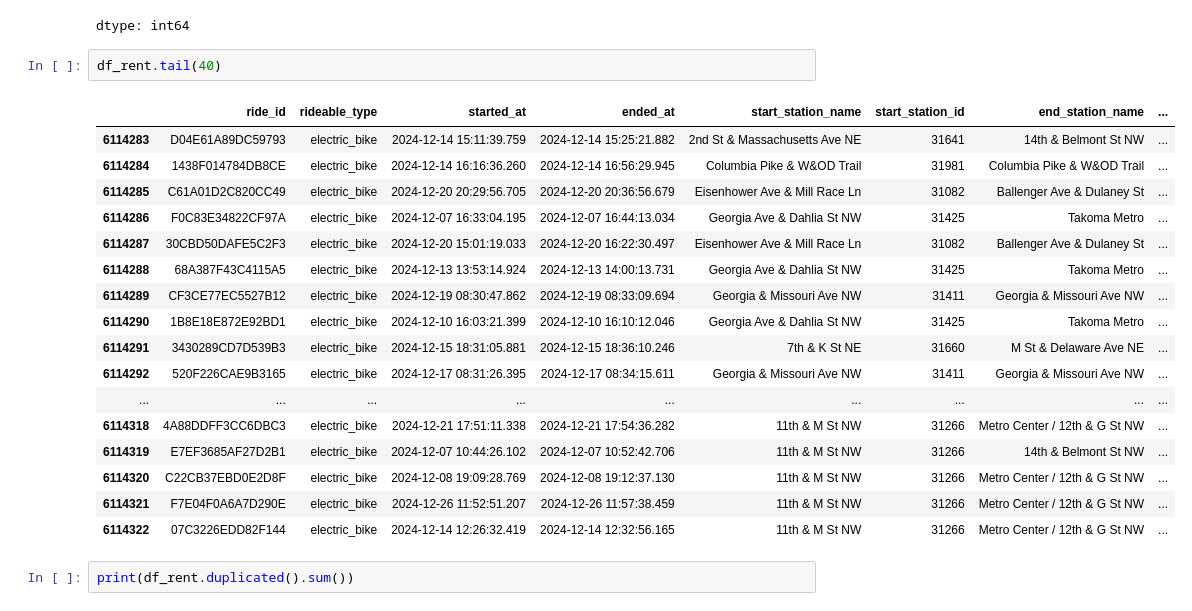
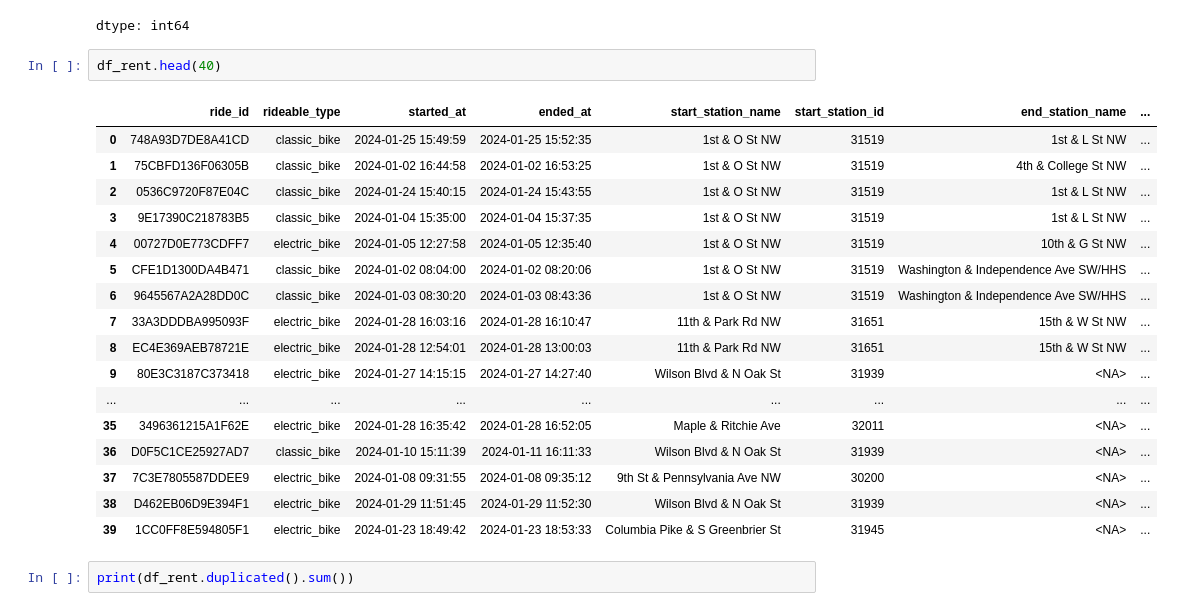
Before and after one commit to angiegh2002/capital-bike-diaries, a Jupyter notebook: Data_mining_homwork/data_homewrk.ipynb, the cells around one changed output. Drawn from its saved outputs; the diff is of its cells as text.

```diff
--- a/Data_mining_homwork/data_homewrk.ipynb
+++ b/Data_mining_homwork/data_homewrk.ipynb
@@ -97,25 +93,25 @@ df_rent.nunique()
 | member_casual | 2 |
 dtype: int64
 # %%
-df_rent.tail(40)
+df_rent.head(40)
 # %% [output]
 |  | ride_id | rideable_type | started_at | ended_at | start_station_name | start_station_id | end_station_name | ... |
-| 6114283 | D04E61A89DC59793 | electric_bike | 2024-12-14 15:11:39.759 | 2024-12-14 15:25:21.882 | 2nd St & Massachusetts Ave NE | 31641 | 14th & Belmont St NW | ... |
-| 6114284 | 1438F014784DB8CE | electric_bike | 2024-12-14 16:16:36.260 | 2024-12-14 16:56:29.945 | Columbia Pike & W&OD Trail | 31981 | Columbia Pike & W&OD Trail | ... |
-| 6114285 | C61A01D2C820CC49 | electric_bike | 2024-12-20 20:29:56.705 | 2024-12-20 20:36:56.679 | Eisenhower Ave & Mill Race Ln | 31082 | Ballenger Ave & Dulaney St | ... |
-| 6114286 | F0C83E34822CF97A | electric_bike | 2024-12-07 16:33:04.195 | 2024-12-07 16:44:13.034 | Georgia Ave & Dahlia St NW | 31425 | Takoma Metro | ... |
-| 6114287 | 30CBD50DAFE5C2F3 | electric_bike | 2024-12-20 15:01:19.033 | 2024-12-20 16:22:30.497 | Eisenhower Ave & Mill Race Ln | 31082 | Ballenger Ave & Dulaney St | ... |
-| 6114288 | 68A387F43C4115A5 | electric_bike | 2024-12-13 13:53:14.924 | 2024-12-13 14:00:13.731 | Georgia Ave & Dahlia St NW | 31425 | Takoma Metro | ... |
-| 6114289 | CF3CE77EC5527B12 | electric_bike | 2024-12-19 08:30:47.862 | 2024-12-19 08:33:09.694 | Georgia & Missouri Ave NW | 31411 | Georgia & Missouri Ave NW | ... |
-| 6114290 | 1B8E18E872E92BD1 | electric_bike | 2024-12-10 16:03:21.399 | 2024-12-10 16:10:12.046 | Georgia Ave & Dahlia St NW | 31425 | Takoma Metro | ... |
-| 6114291 | 3430289CD7D539B3 | electric_bike | 2024-12-15 18:31:05.881 | 2024-12-15 18:36:10.246 | 7th & K St NE | 31660 | M St & Delaware Ave NE | ... |
-| 6114292 | 520F226CAE9B3165 | electric_bike | 2024-12-17 08:31:26.395 | 2024-12-17 08:34:15.611 | Georgia & Missouri Ave NW | 31411 | Georgia & Missouri Ave NW | ... |
+| 0 | 748A93D7DE8A41CD | classic_bike | 2024-01-25 15:49:59 | 2024-01-25 15:52:35 | 1st & O St NW | 31519 | 1st & L St NW | ... |
+| 1 | 75CBFD136F06305B | classic_bike | 2024-01-02 16:44:58 | 2024-01-02 16:53:25 | 1st & O St NW | 31519 | 4th & College St NW | ... |
+| 2 | 0536C9720F87E04C | classic_bike | 2024-01-24 15:40:15 | 2024-01-24 15:43:55 | 1st & O St NW | 31519 | 1st & L St NW | ... |
+| 3 | 9E17390C218783B5 | classic_bike | 2024-01-04 15:35:00 | 2024-01-04 15:37:35 | 1st & O St NW | 31519 | 1st & L St NW | ... |
+| 4 | 00727D0E773CDFF7 | electric_bike | 2024-01-05 12:27:58 | 2024-01-05 12:35:40 | 1st & O St NW | 31519 | 10th & G St NW | ... |
+| 5 | CFE1D1300DA4B471 | classic_bike | 2024-01-02 08:04:00 | 2024-01-02 08:20:06 | 1st & O St NW | 31519 | Washington & Independence Ave SW/HHS | ... |
+| 6 | 9645567A2A28DD0C | classic_bike | 2024-01-03 08:30:20 | 2024-01-03 08:43:36 | 1st & O St NW | 31519 | Washington & Independence Ave SW/HHS | ... |
+| 7 | 33A3DDDBA995093F | electric_bike | 2024-01-28 16:03:16 | 2024-01-28 16:10:47 | 11th & Park Rd NW | 31651 | 15th & W St NW | ... |
+| 8 | EC4E369AEB78721E | electric_bike | 2024-01-28 12:54:01 | 2024-01-28 13:00:03 | 11th & Park Rd NW | 31651 | 15th & W St NW | ... |
+| 9 | 80E3C3187C373418 | electric_bike | 2024-01-27 14:15:15 | 2024-01-27 14:27:40 | Wilson Blvd & N Oak St | 31939 | <NA> | ... |
 | ... | ... | ... | ... | ... | ... | ... | ... | ... |
-| 6114318 | 4A88DDFF3CC6DBC3 | electric_bike | 2024-12-21 17:51:11.338 | 2024-12-21 17:54:36.282 | 11th & M St NW | 31266 | Metro Center / 12th & G St NW | ... |
-| 6114319 | E7EF3685AF27D2B1 | electric_bike | 2024-12-07 10:44:26.102 | 2024-12-07 10:52:42.706 | 11th & M St NW | 31266 | 14th & Belmont St NW | ... |
-| 6114320 | C22CB37EBD0E2D8F | electric_bike | 2024-12-08 19:09:28.769 | 2024-12-08 19:12:37.130 | 11th & M St NW | 31266 | Metro Center / 12th & G St NW | ... |
-| 6114321 | F7E04F0A6A7D290E | electric_bike | 2024-12-26 11:52:51.207 | 2024-12-26 11:57:38.459 | 11th & M St NW | 31266 | Metro Center / 12th & G St NW | ... |
-| 6114322 | 07C3226EDD82F144 | electric_bike | 2024-12-14 12:26:32.419 | 2024-12-14 12:32:56.165 | 11th & M St NW | 31266 | Metro Center / 12th & G St NW | ... |
+| 35 | 3496361215A1F62E | electric_bike | 2024-01-28 16:35:42 | 2024-01-28 16:52:05 | Maple & Ritchie Ave | 32011 | <NA> | ... |
+| 36 | D0F5C1CE25927AD7 | classic_bike | 2024-01-10 15:11:39 | 2024-01-11 16:11:33 | Wilson Blvd & N Oak St | 31939 | <NA> | ... |
+| 37 | 7C3E7805587DDEE9 | electric_bike | 2024-01-08 09:31:55 | 2024-01-08 09:35:12 | 9th St & Pennsylvania Ave NW | 30200 | <NA> | ... |
+| 38 | D462EB06D9E394F1 | electric_bike | 2024-01-29 11:51:45 | 2024-01-29 11:52:30 | Wilson Blvd & N Oak St | 31939 | <NA> | ... |
+| 39 | 1CC0FF8E594805F1 | electric_bike | 2024-01-23 18:49:42 | 2024-01-23 18:53:33 | Columbia Pike & S Greenbrier St | 31945 | <NA> | ... |
 # %%
 print(df_rent.duplicated().sum())
 # %% [output]
```
Also changed, not shown: parts of 2 cells of this notebook.
